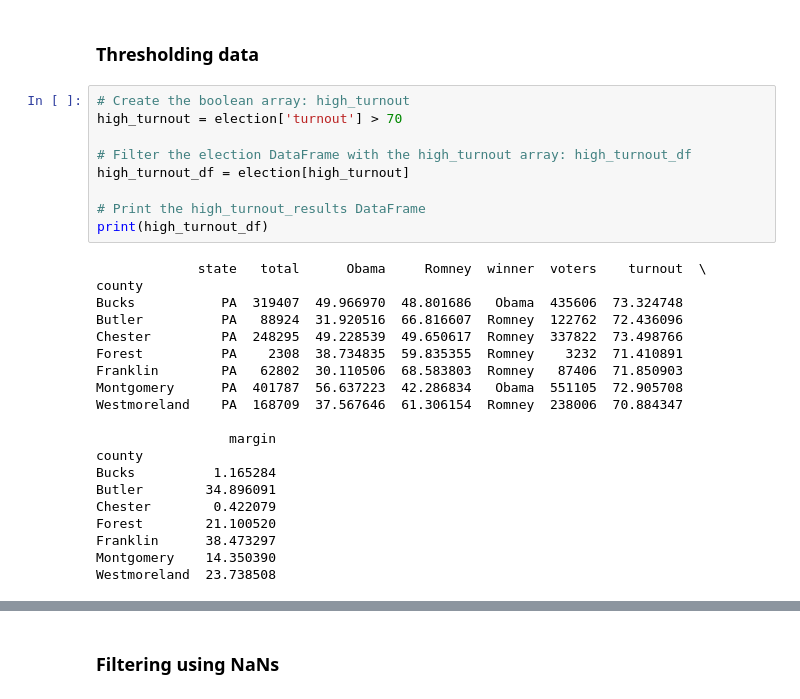
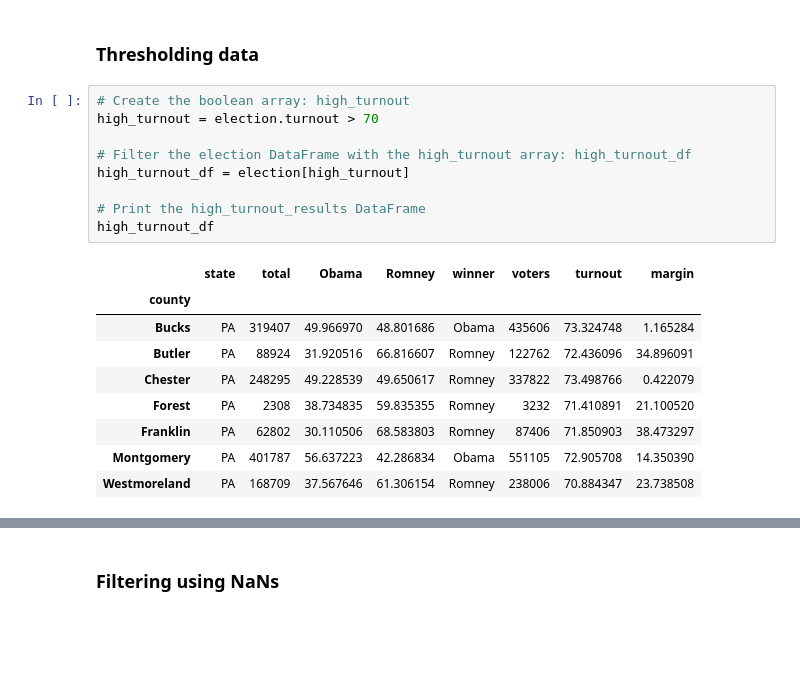
Before and after one commit to superjarle/Jarles-lekekasse, a Jupyter notebook: DataCamp DataScience/Manipulating_DataFrames_with_Pandas.ipynb, the cells around one changed output, grey strips where cells are left out. Saved outputs shown, nothing was run; the diff lists cells and outputs as text; blank space fills up the shorter version.

```diff
--- a/DataCamp DataScience/Manipulating_DataFrames_with_Pandas.ipynb
+++ b/DataCamp DataScience/Manipulating_DataFrames_with_Pandas.ipynb
@@ -103,30 +108,20 @@ Bedford    76.986570  Romney   32189  66.619031  54.929118
 ### Thresholding data
 # %%
 # Create the boolean array: high_turnout
-high_turnout = election['turnout'] > 70
+high_turnout = election.turnout > 70
 
 # Filter the election DataFrame with the high_turnout array: high_turnout_df
 high_turnout_df = election[high_turnout]
 
 # Print the high_turnout_results DataFrame
-print(high_turnout_df)
+high_turnout_df
 # %% [output]
-             state   total      Obama     Romney  winner  voters    turnout  \
-county
-Bucks           PA  319407  49.966970  48.801686   Obama  435606  73.324748
-Butler          PA   88924  31.920516  66.816607  Romney  122762  72.436096
-Chester         PA  248295  49.228539  49.650617  Romney  337822  73.498766
-Forest          PA    2308  38.734835  59.835355  Romney    3232  71.410891
-Franklin        PA   62802  30.110506  68.583803  Romney   87406  71.850903
-Montgomery      PA  401787  56.637223  42.286834   Obama  551105  72.905708
-Westmoreland    PA  168709  37.567646  61.306154  Romney  238006  70.884347
-
-                 margin
-county
-Bucks          1.165284
-Butler        34.896091
-Chester        0.422079
-Forest        21.100520
-Franklin      38.473297
-Montgomery    14.350390
-Westmoreland  23.738508
+|  | state | total | Obama | Romney | winner | voters | turnout | margin |
+| county |  |  |  |  |  |  |  |  |
+| Bucks | PA | 319407 | 49.966970 | 48.801686 | Obama | 435606 | 73.324748 | 1.165284 |
+| Butler | PA | 88924 | 31.920516 | 66.816607 | Romney | 122762 | 72.436096 | 34.896091 |
+| Chester | PA | 248295 | 49.228539 | 49.650617 | Romney | 337822 | 73.498766 | 0.422079 |
+| Forest | PA | 2308 | 38.734835 | 59.835355 | Romney | 3232 | 71.410891 | 21.100520 |
+| Franklin | PA | 62802 | 30.110506 | 68.583803 | Romney | 87406 | 71.850903 | 38.473297 |
+| Montgomery | PA | 401787 | 56.637223 | 42.286834 | Obama | 551105 | 72.905708 | 14.350390 |
+| Westmoreland | PA | 168709 | 37.567646 | 61.306154 | Romney | 238006 | 70.884347 | 23.738508 |
```
Also changed, not shown: parts of 39 cells of this notebook.
